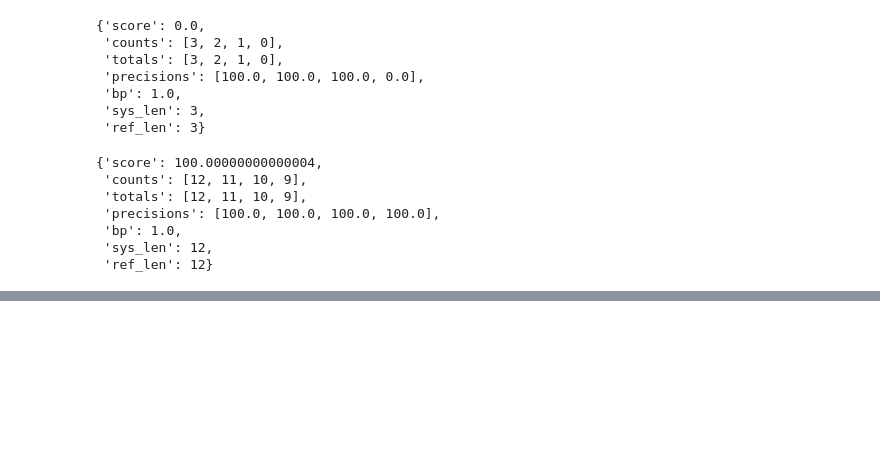
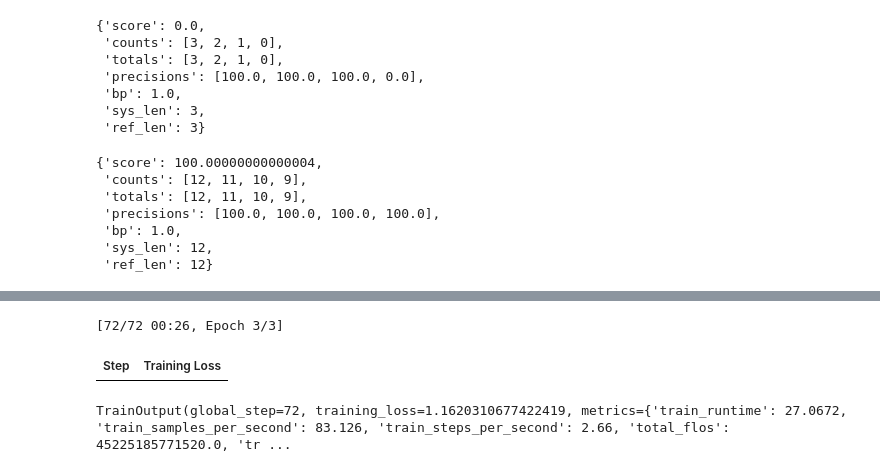
Before and after one commit to JonasHagstrom79/Natural-Language-Processing, a Jupyter notebook: Translation.ipynb, the cells around one changed output, grey strips where cells are left out. Drawn from its saved outputs; the diff is of its cells as text; code cells hidden in the pictures; blank space fills up the shorter version.

```diff
--- a/Translation.ipynb
+++ b/Translation.ipynb
@@ -343,0 +383,29 @@ from ransformers import Seq2SeqTrainningArgumnets
+# %%
+#
+from transformers import Seq2SeqTrainingArguments
+training_args = Seq2SeqTrainingArguments(
+    "finetuned-model",
+    evaluation_strategy="no",# saves GPU power
+    save_strategy="epoch",
+    learning_rate=2e-5,
+    per_device_train_batch_size=32,
+    per_device_eval_batch_size=64,
+    weight_decay=0.01,
+    save_total_limit=3,
+    num_train_epochs=3,
+    predict_with_generate=True,
+    fp16=True, #use float with 1 bits instead of 32 bits, saves GPU ram
+)
+# %%
+# instanciet a seq2seq trainer object
+from transformers import Seq2SeqTrainer
+
+trainer = Seq2SeqTrainer(
+    model,
+    training_args,
+    train_dataset=tokenized_datasets["train"],
+    eval_dataset=tokenized_datasets["test"],
+    data_collator=data_collator,
+    tokenizer=tokenizer,
+    compute_metrics=compute_metrics,
+)
@@ -343,0 +415,8 @@ from ransformers import Seq2SeqTrainningArgumnets
+# %%
+# may run out of GPU memory - try to restart runtime
+# or get a more powerful gpu!
+trainer.train()
+# %% [output]
+[72/72 00:26, Epoch 3/3]
+| Step | Training Loss |
+TrainOutput(global_step=72, training_loss=1.1620310677422419, metrics={'train_runtime': 27.0672, 'train_samples_per_second': 83.126, 'train_steps_per_second': 2.66, 'total_flos': 45225185771520.0, 'tr ...
```
Also changed, not shown: parts of 19 cells of this notebook.
